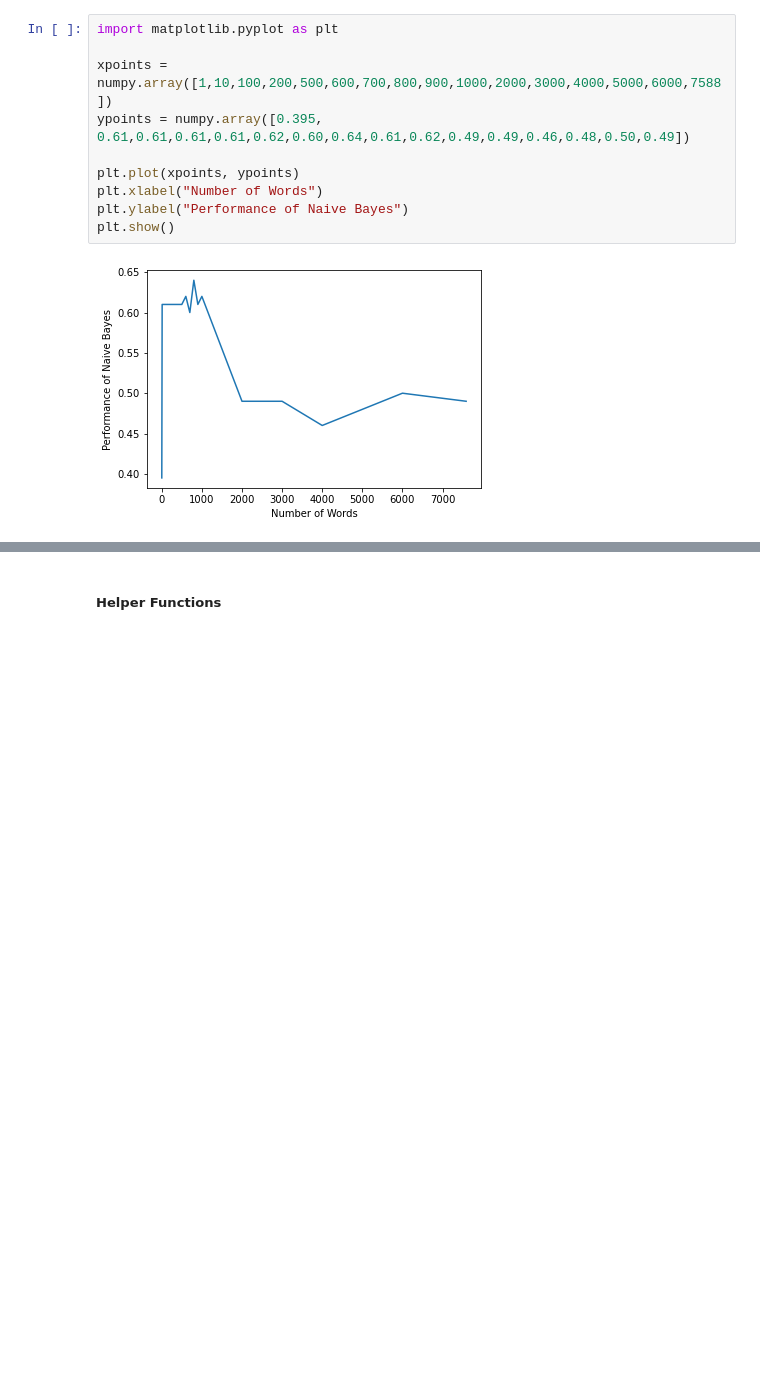
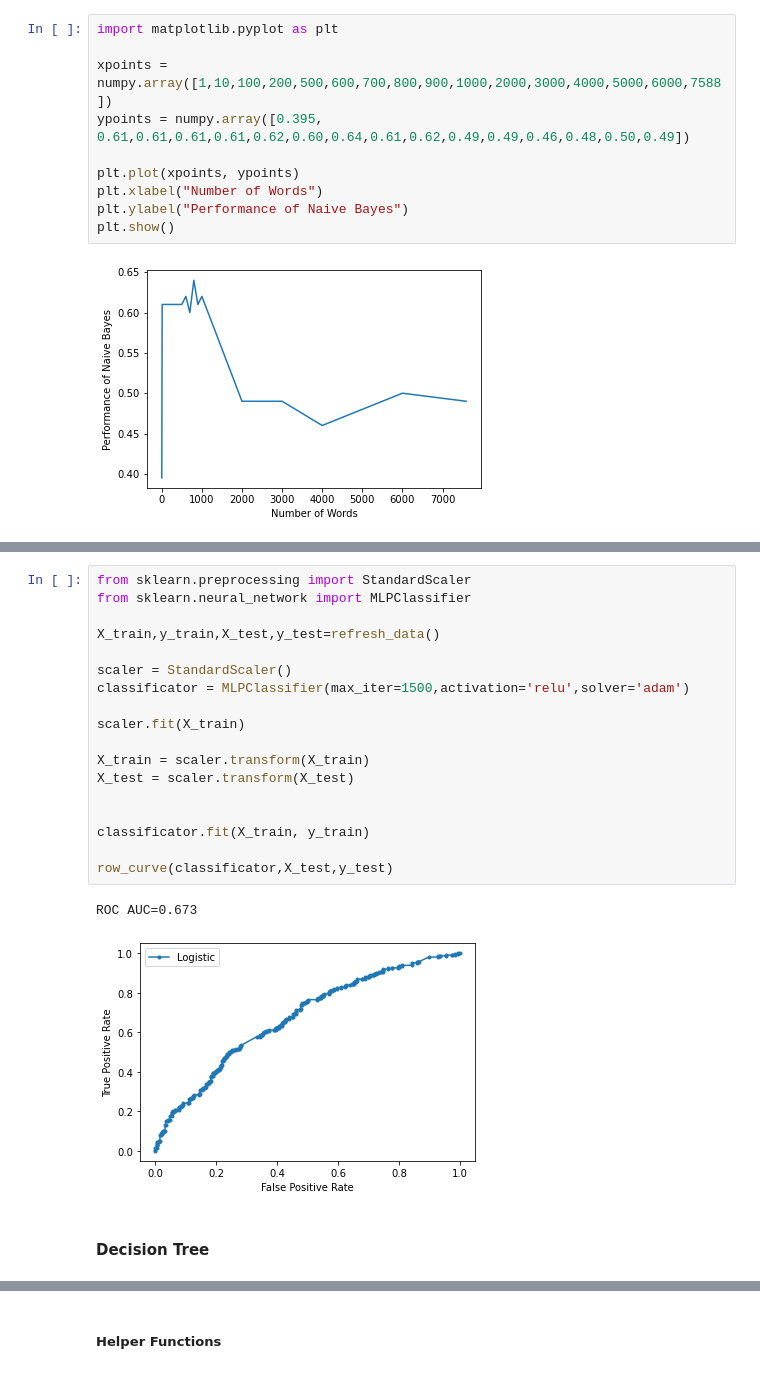
Before and after one commit to arubenruben/IART-Irony-Detection-In-English-Tweets, a Jupyter notebook: src/Irony_Detection_in_English_Tweets.ipynb, the cells around one changed output, grey strips where cells are left out. Cells and saved outputs as stored; diff of their text form; blank space fills up the shorter version.

```diff
--- a/src/Irony_Detection_in_English_Tweets.ipynb
+++ b/src/Irony_Detection_in_English_Tweets.ipynb
@@ -414,0 +490,23 @@ plt.show()
+# %%
+from sklearn.preprocessing import StandardScaler
+from sklearn.neural_network import MLPClassifier
+
+X_train,y_train,X_test,y_test=refresh_data()
+
+scaler = StandardScaler()
+classificator = MLPClassifier(max_iter=1500,activation='relu',solver='adam')
+
+scaler.fit(X_train)
+
+X_train = scaler.transform(X_train)
+X_test = scaler.transform(X_test)
+
+
+classificator.fit(X_train, y_train)
+
+row_curve(classificator,X_test,y_test)
+# %% [output]
+ROC AUC=0.673
+[figure, added]
+# %% [markdown]
+#### Decision Tree
```
Also changed, not shown: parts of 35 cells of this notebook.
